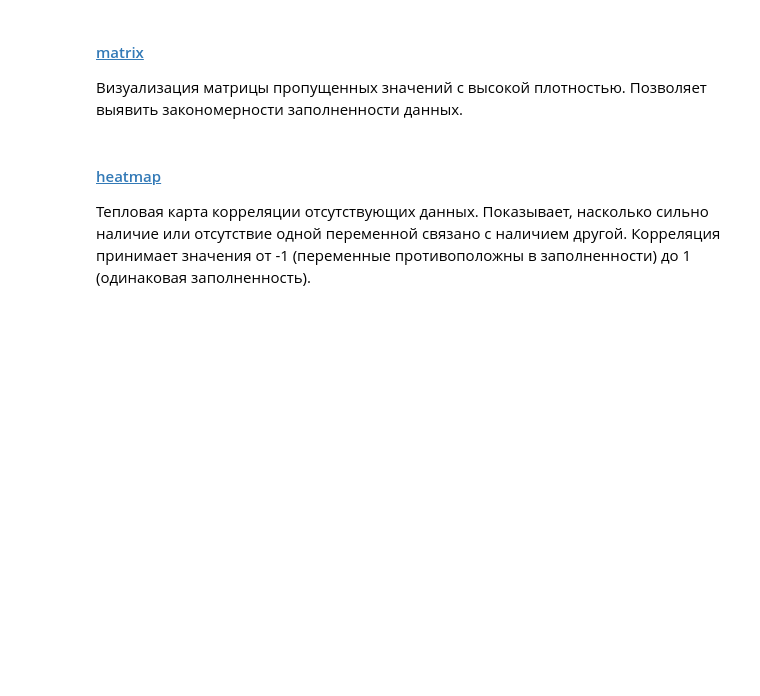
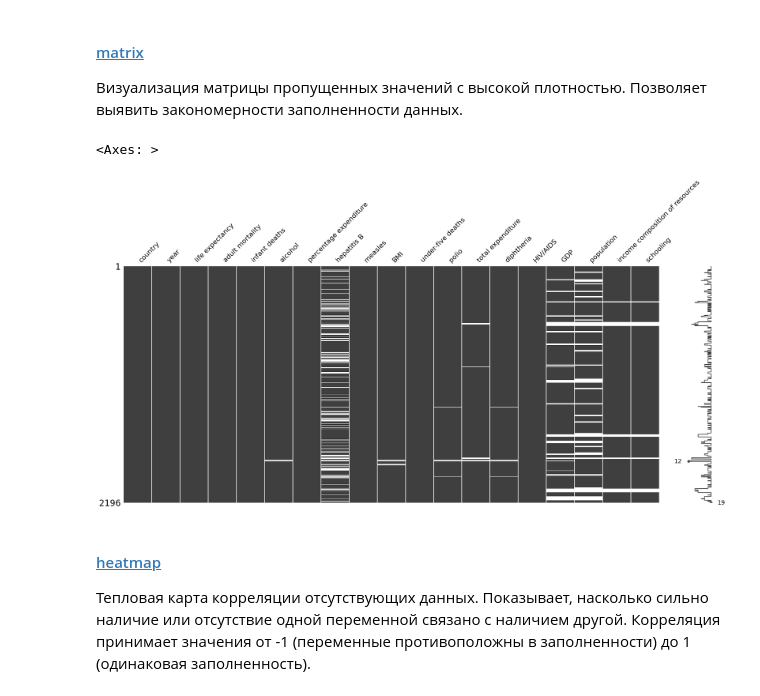
Before and after one commit to 2813/ODS-homework, a Jupyter notebook: 03_ODS_ML.ipynb, the cells around one changed output. Drawn from its saved outputs; the diff is of its cells as text; code cells hidden in the pictures; blank space fills up the shorter version.

```diff
--- a/03_ODS_ML.ipynb
+++ b/03_ODS_ML.ipynb
@@ -291,7 +361,10 @@ life_nan_info = life_nan_info[life_nan_info['NaN share'] != 0.0]
 # %%
 # Выполните визуальный анализ пропущенных значений в обучающей выборке с помощью msno.matrix
 
-...
+msno.matrix(life_train)
+# %% [output]
+<Axes: >
+[figure, added]
 # %% [markdown]
 #### [heatmap](https://github.com/ResidentMario/missingno?tab=readme-ov-file#heatmap)
 
```
Also changed, not shown: parts of 15 cells of this notebook.
